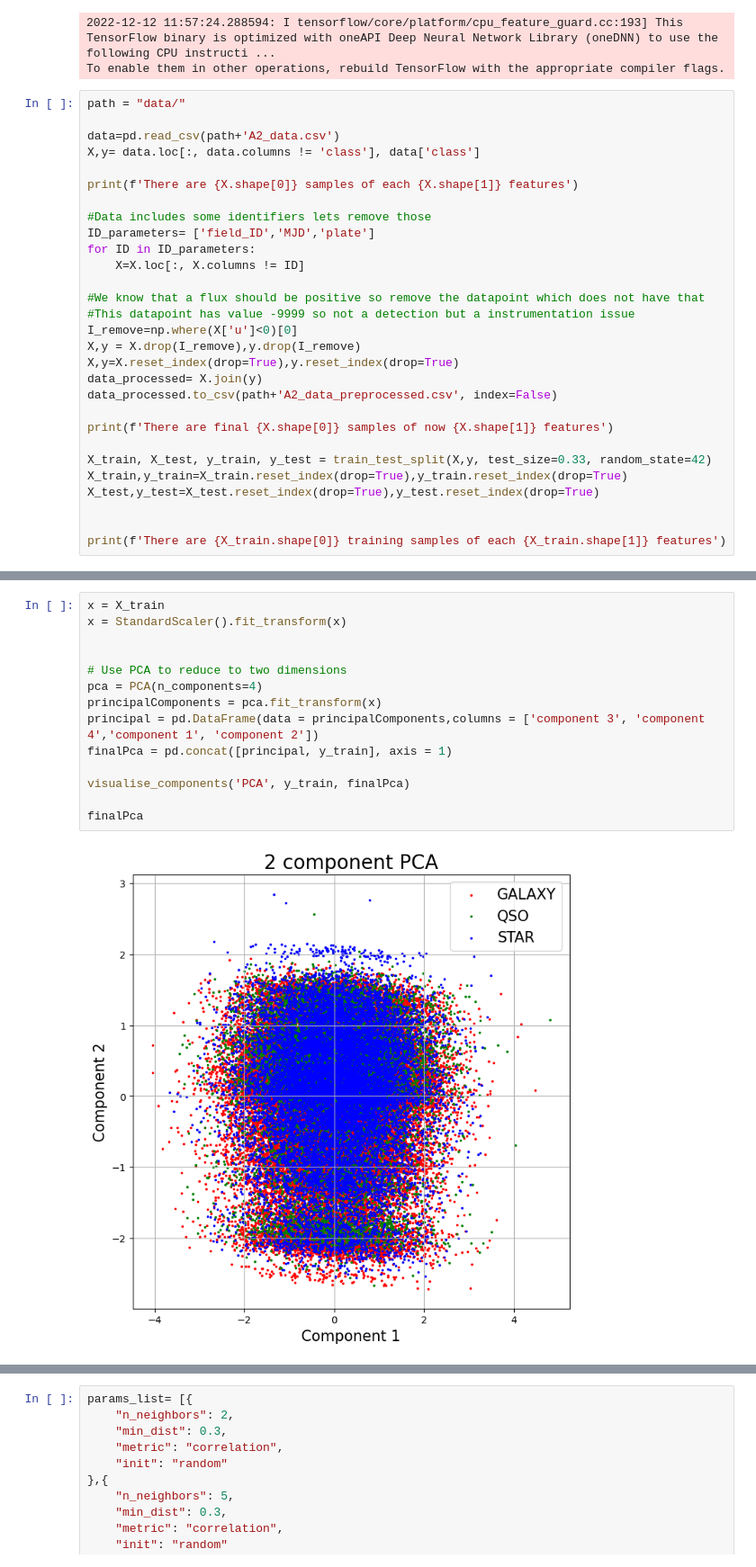
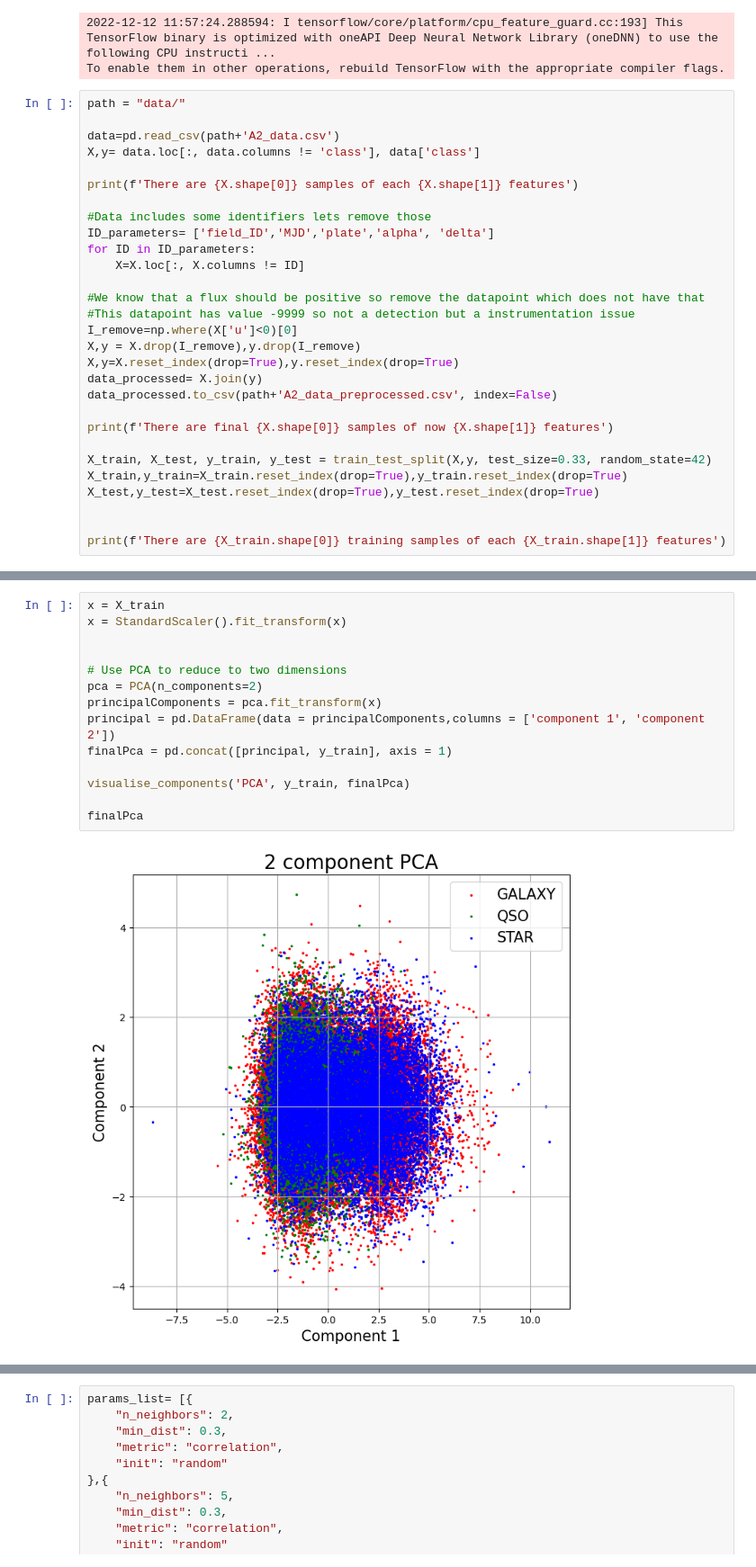
Before and after one commit to catieslaughts/IML_assignment2, a Jupyter notebook: Dimensionality.ipynb, the cells around one changed output, grey strips where cells are left out. Shown at 90% size. Saved outputs shown, nothing was run; the diff lists cells and outputs as text.

Commit message:
modified:   Clustering.ipynb 	modified:   Dimensionality.ipynb 	modified:   data/A2_data_preprocessed.csv

```diff
--- a/Dimensionality.ipynb
+++ b/Dimensionality.ipynb
@@ -22,7 +22,7 @@ X,y= data.loc[:, data.columns != 'class'], data['class']
 print(f'There are {X.shape[0]} samples of each {X.shape[1]} features')
 
 #Data includes some identifiers lets remove those
-ID_parameters= ['field_ID','MJD','plate']
+ID_parameters= ['field_ID','MJD','plate','alpha', 'delta']
 for ID in ID_parameters:
     X=X.loc[:, X.columns != ID]
 
@@ -84,16 +82,16 @@ def visualise_components(model_name, y, finaldim):
 # %%
 x = X_train
 x = StandardScaler().fit_transform(x)
 
 
 # Use PCA to reduce to two dimensions
-pca = PCA(n_components=4)
+pca = PCA(n_components=2)
 principalComponents = pca.fit_transform(x)
-principal = pd.DataFrame(data = principalComponents,columns = ['component 3', 'component 4','component 1', 'component 2'])
+principal = pd.DataFrame(data = principalComponents,columns = ['component 1', 'component 2'])
 finalPca = pd.concat([principal, y_train], axis = 1)
 
 visualise_components('PCA', y_train, finalPca)
 
 finalPca
 # %% [output]
-[figure, old version]
+[figure, new version]
```
Also changed, not shown: parts of 5 cells of this notebook, 2 other files.
